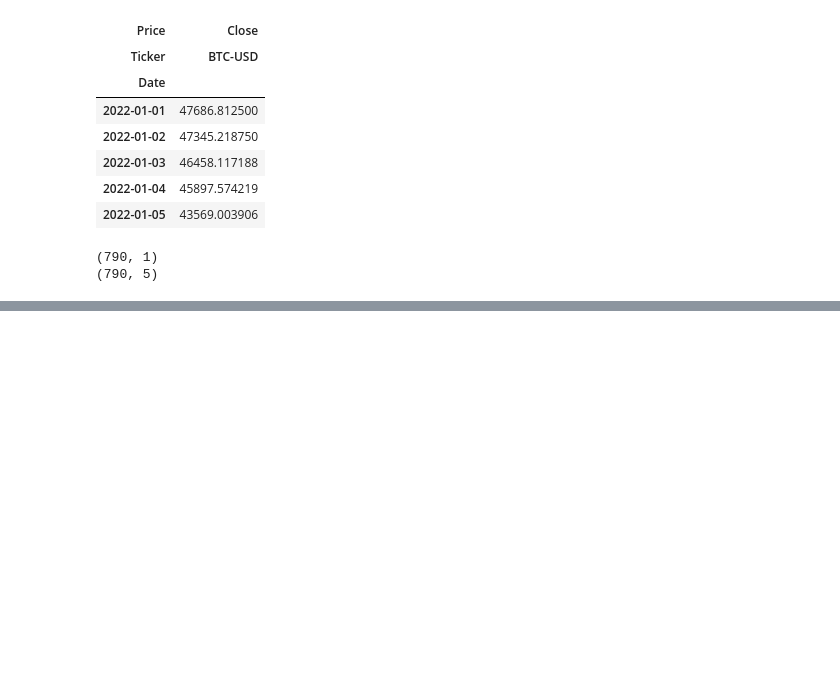
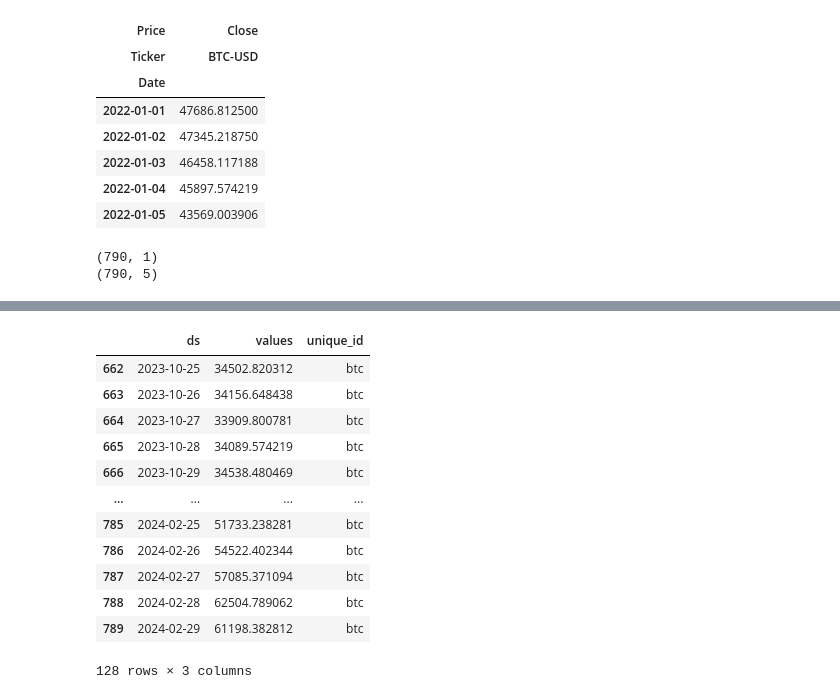
Before and after one commit to anaresh2005/timesfm-crypto, a Jupyter notebook: timesfm_crpyto.ipynb, the cells around one changed output, grey strips where cells are left out. Saved outputs shown, nothing was run; the diff lists cells and outputs as text; code cells hidden in the pictures; blank space fills up the shorter version.

```diff
--- a/timesfm_crpyto.ipynb
+++ b/timesfm_crpyto.ipynb
@@ -135,0 +183,22 @@ AttributeError: 'Tensor' object has no attribute 'columns'
+# %%
+# Preparing the data to be plotted
+btc_forecast_200m = forecast_df_200m_128_512[['unique_id', 'ds', 'timesfm-q-0.5']]
+btc_forecast_500m = forecast_df_500m_128_512[['unique_id', 'ds', 'timesfm-q-0.5']]
+# btc_forecast_200m.head()
+# btc_forecast_500m.head()
+btc_test = btc_prepared.tail(128)
+btc_test
+# %% [output]
+|  | ds | values | unique_id |
+| 662 | 2023-10-25 | 34502.820312 | btc |
+| 663 | 2023-10-26 | 34156.648438 | btc |
+| 664 | 2023-10-27 | 33909.800781 | btc |
+| 665 | 2023-10-28 | 34089.574219 | btc |
+| 666 | 2023-10-29 | 34538.480469 | btc |
+| ... | ... | ... | ... |
+| 785 | 2024-02-25 | 51733.238281 | btc |
+| 786 | 2024-02-26 | 54522.402344 | btc |
+| 787 | 2024-02-27 | 57085.371094 | btc |
+| 788 | 2024-02-28 | 62504.789062 | btc |
+| 789 | 2024-02-29 | 61198.382812 | btc |
+128 rows × 3 columns
```
Also changed, not shown: parts of 16 cells of this notebook, 1 other file.
